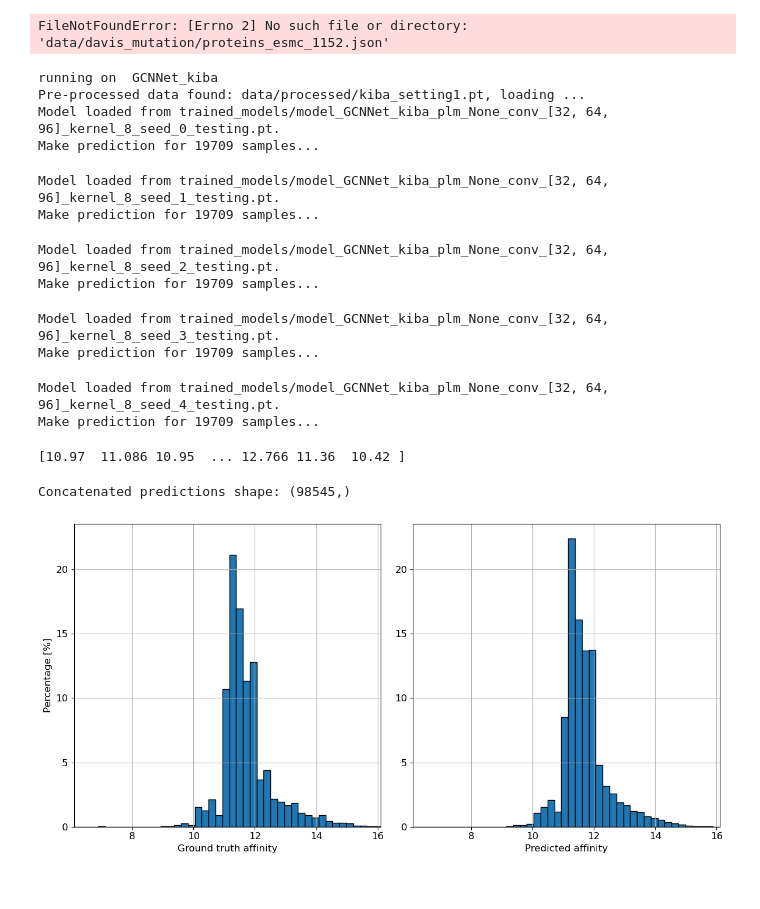
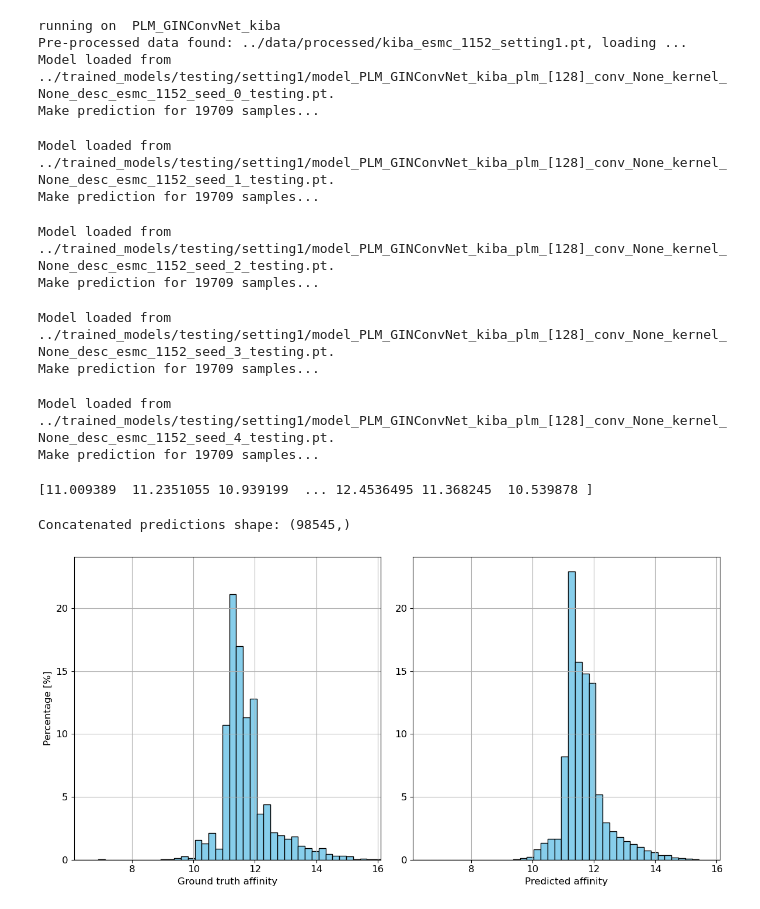
Before and after one commit to matija-marijan/PLM-GraphDTA, a Jupyter notebook: analysis/prediction.ipynb, the cells around one changed output. Saved outputs shown, nothing was run; the diff lists cells and outputs as text; code cells hidden in the pictures.

```diff
--- a/analysis/prediction.ipynb
+++ b/analysis/prediction.ipynb
@@ -62,18 +69,22 @@ def predicting(model, device, loader):
     return total_labels.numpy().flatten(),total_preds.numpy().flatten()
 # %%
 # User-defined parameters
-dataset = 'davis_mutation'
-model = 'PLM_GATNet'
+dataset = 'kiba'
 
+# model = 'GINConvNet'
 # plm_layers = None
 # conv_layers = [32, 64, 96]
-# kernel_size = 8
-plm_layers = 128
+# kernel_size = 32
+# description = None
+# protein_embedding_type = None
+
+model = 'PLM_GINConvNet'
+plm_layers = [128]
 conv_layers = None
 kernel_size = None
-
 description = 'esmc_1152'
 protein_embedding_type = 'esmc_1152'
+
 fold_setting = 'setting1'
 
 cuda = 0
@@ -111,15 +122,13 @@ if fold_setting is not None and fold_setting != "setting1":
 #     run_name += f"_seed_{seed}"
 
 if protein_embedding_type is not None:
-    protein_emb_path = f"data/{dataset}/proteins_{protein_embedding_type}.json"
+    protein_emb_path = f"../data/{dataset}/proteins_{protein_embedding_type}.json"
     with open(protein_emb_path, "r") as f:
         protein_emb_data = json.load(f)
     first_emb = protein_emb_data[0]["embedding"]
     embed_dim = len(first_emb)
 else:
     embed_dim = 128  # default embedding dimension if no precomputed embeddings are used
-# %% [output]
-FileNotFoundError: [Errno 2] No such file or directory: 'data/davis_mutation/proteins_esmc_1152.json'
 # %%
 # Relational dataframe extraction
 def get_dataframe(root = 'data', dataset = 'davis_mutation', fold_setting = 'setting1'):
@@ -178,7 +187,7 @@ dataframe = dataframe[dataframe['fold'] == -1]
 dataframe = dataframe.drop(columns=['fold'])
 # %%
 print('\nrunning on ', model_st + '_' + dataset )
-dta_dataset = DTADataset(root='data', dataset=dataset, protein_embedding_type=protein_embedding_type, fold_setting=fold_setting)
+dta_dataset = DTADataset(root='../data', dataset=dataset, protein_embedding_type=protein_embedding_type, fold_setting=fold_setting)
 test_dataset = dta_dataset[dta_dataset._data.fold == -1]
 test_loader = DataLoader(test_dataset, batch_size=TEST_BATCH_SIZE, shuffle=False, pin_memory = True, num_workers = NUM_WORKERS//2)
 
@@ -187,13 +196,13 @@ device = torch.device(cuda_name if torch.cuda.is_available() else "cpu")
 model = modeling(embed_dim = embed_dim, plm_layers = plm_layers, conv_layers = conv_layers, kernel_size = kernel_size).to(device)
 
 # Original DTA dataframe
-prediction_dataframe = get_dataframe(root='data', dataset=dataset, fold_setting=fold_setting)
+prediction_dataframe = get_dataframe(root='../data', dataset=dataset, fold_setting=fold_setting)
 prediction_dataframe = prediction_dataframe[prediction_dataframe['fold'] == -1]
 prediction_dataframe = prediction_dataframe.drop(columns=['fold'])
 
 # Append predictions from all seeds to dataframe
 for train_seed in range(0, 5):
-    model_file_name = 'trained_models/model_' + run_name + '_seed_' + str(train_seed) + '_testing.pt'
+    model_file_name = '../trained_models/testing/' + fold_setting + '/model_' + run_name + '_seed_' + str(train_seed) + '_testing.pt'
     model.load_state_dict(torch.load(model_file_name, map_location=device))
     print(f'Model loaded from {model_file_name}.')
     G, P = predicting(model, device, test_loader)
@@ -203,24 +212,24 @@ for train_seed in range(0, 5):
 # For more honest evaluation, plot histograms of all predictions concatenated
 # For scatter plots, plot the prediction with median MAE
 # %% [output]
-running on  GCNNet_kiba
-Pre-processed data found: data/processed/kiba_setting1.pt, loading ...
-Model loaded from trained_models/model_GCNNet_kiba_plm_None_conv_[32, 64, 96]_kernel_8_seed_0_testing.pt.
+running on  PLM_GINConvNet_kiba
+Pre-processed data found: ../data/processed/kiba_esmc_1152_setting1.pt, loading ...
+Model loaded from ../trained_models/testing/setting1/model_PLM_GINConvNet_kiba_plm_[128]_conv_None_kernel_None_desc_esmc_1152_seed_0_testing.pt.
 Make prediction for 19709 samples...
-Model loaded from trained_models/model_GCNNet_kiba_plm_None_conv_[32, 64, 96]_kernel_8_seed_1_testing.pt.
+Model loaded from ../trained_models/testing/setting1/model_PLM_GINConvNet_kiba_plm_[128]_conv_None_kernel_None_desc_esmc_1152_seed_1_testing.pt.
 Make prediction for 19709 samples...
-Model loaded from trained_models/model_GCNNet_kiba_plm_None_conv_[32, 64, 96]_kernel_8_seed_2_testing.pt.
+Model loaded from ../trained_models/testing/setting1/model_PLM_GINConvNet_kiba_plm_[128]_conv_None_kernel_None_desc_esmc_1152_seed_2_testing.pt.
 Make prediction for 19709 samples...
-Model loaded from trained_models/model_GCNNet_kiba_plm_None_conv_[32, 64, 96]_kernel_8_seed_3_testing.pt.
+Model loaded from ../trained_models/testing/setting1/model_PLM_GINConvNet_kiba_plm_[128]_conv_None_kernel_None_desc_esmc_1152_seed_3_testing.pt.
 Make prediction for 19709 samples...
-Model loaded from trained_models/model_GCNNet_kiba_plm_None_conv_[32, 64, 96]_kernel_8_seed_4_testing.pt.
+Model loaded from ../trained_models/testing/setting1/model_PLM_GINConvNet_kiba_plm_[128]_conv_None_kernel_None_desc_esmc_1152_seed_4_testing.pt.
 Make prediction for 19709 samples...
 # %%
 # Test by average prediction ensembling
 P_avg = prediction_dataframe.filter(like='prediction_').mean(axis=1).values
 print(P_avg)
 # %% [output]
-[10.97  11.086 10.95  ... 12.766 11.36  10.42 ]
+[11.009389  11.2351055 10.939199  ... 12.4536495 11.368245  10.539878 ]
 # %%
 # Concatenate predictions from all seeds instead of averaging
 preds_df = prediction_dataframe.filter(like='prediction_')
@@ -244,14 +253,14 @@ def plot_histograms(labels, predictions, bin_count = 50, save_dir = None):
 
     # Histogram for labels (percentage-normalized per bin)
     weights_G = np.ones_like(G) / len(G) * 100
-    n1, _, _ = ax1.hist(G, bins=bin_edges, weights=weights_G, edgecolor='black')
+    n1, _, _ = ax1.hist(G, bins=bin_edges, weights=weights_G, color='skyblue', edgecolor='black')
     ax1.set_xlabel('Ground truth affinity')
     ax1.set_ylabel('Percentage [%]')
     ax1.grid(True)
 
     # Histogram for predictions (percentage-normalized per bin)
     weights_P = np.ones_like(P) / len(P) * 100
-    n2, _, _ = ax2.hist(P, bins=bin_edges, weights=weights_P, edgecolor='black')
+    n2, _, _ = ax2.hist(P, bins=bin_edges, weights=weights_P, color='skyblue', edgecolor='black')
     ax2.set_xlabel('Predicted affinity')
     # ax2.set_ylabel('Percentage (%)')
     ax2.grid(True)
@@ -271,13 +280,13 @@ def plot_histograms(labels, predictions, bin_count = 50, save_dir = None):
         plt.savefig(save_dir, dpi=500)
     plt.show()
 # %%
-histogram_dir = 'results/histograms/'
+histogram_dir = '../results/histograms/'
 os.makedirs(histogram_dir, exist_ok=True)
 
 plot_histograms(G, P_avg, save_dir = histogram_dir + group_name)
 # plot_histograms(G_concat, P_concat)
 # %% [output]
-[figure, old version]
+[figure, new version]
 # %%
 def plot_histogram_overlay_with_kde(labels, predictions, save_dir=None, bins=50, alpha=0.4):
     G = np.asarray(labels)
```
Also changed, not shown: parts of 8 cells of this notebook.
